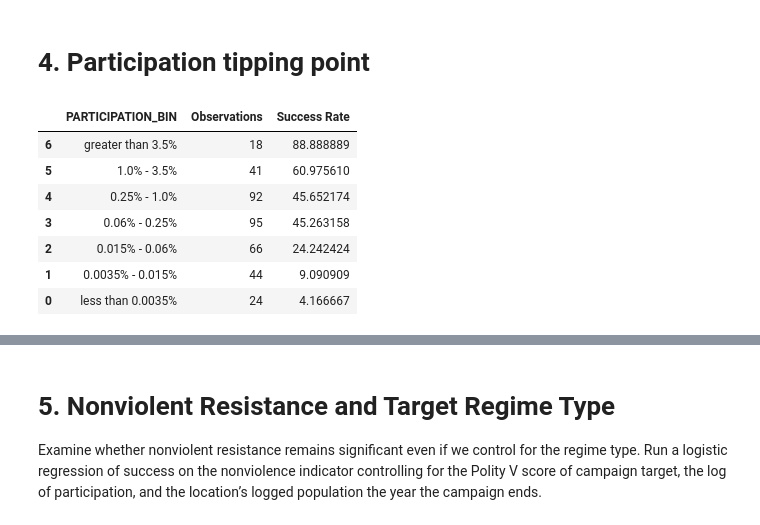
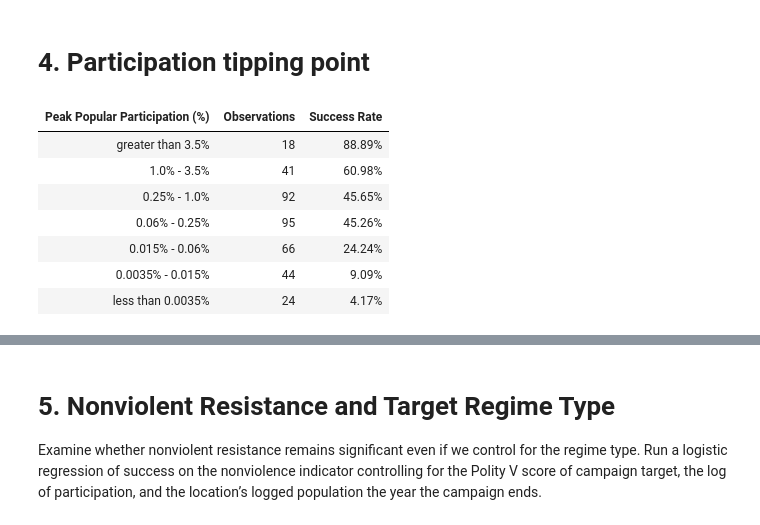
Before and after one commit to nickkatsios/civil-resistance-analysis, a Jupyter notebook: civil_resistance_analysis/analysis.ipynb, the cells around one changed output, grey strips where cells are left out. Cells and saved outputs as stored; diff of their text form; code cells hidden in the pictures.

Commit message:
add correct regression and participation table

```diff
--- a/civil_resistance_analysis/analysis.ipynb
+++ b/civil_resistance_analysis/analysis.ipynb
@@ -335,26 +311,35 @@ PERCENTAGEPOPULARPARTICIPATION 55.9524  14.1120  3.9649 0.0001 28.2933 83.6115
 # %%
 # # Define bins based on participation percentages
 bins = [0, 0.000035, 0.00015, 0.0006, 0.0025, 0.01 , 0.035, float('inf')]
 bin_labels = [ 'less than 0.0035%', '0.0035% - 0.015%', '0.015% - 0.06%', '0.06% - 0.25%', '0.25% - 1.0%', '1.0% - 3.5% ', 'greater than 3.5%']
 
 # Assign each observation to a bin based on 'Peak Popular Participation (%)'
 campaigns['PARTICIPATION_BIN'] = pd.cut(campaigns['PERCENTAGEPOPULARPARTICIPATION'], bins=bins, labels=bin_labels, right=False)
 
 # Group data by participation bins and calculate success rate
 campaigns_grouped_on_bins = campaigns.groupby('PARTICIPATION_BIN')['SUCCESS'].agg(['count', 'mean']).reset_index()
 campaigns_grouped_on_bins.rename(columns={'count': 'Observations', 'mean': 'Success Rate'}, inplace=True)
 
 # transform the success rate to percentage
 campaigns_grouped_on_bins['Success Rate'] = campaigns_grouped_on_bins['Success Rate'] * 100
 
-# reverse the order of the bins
-campaigns_grouped_on_bins[::-1]
+# rename PARTICIPATION_BIN to 'Peak Popular Participation (%)'
+campaigns_grouped_on_bins.rename(columns={'PARTICIPATION_BIN': 'Peak Popular Participation (%)'}, inplace=True)
+
+# limit success rate to 2 decimal places and place a '%' sign after the value
+campaigns_grouped_on_bins['Success Rate'] = campaigns_grouped_on_bins['Success Rate'].apply(lambda x: f'{x:.2f}%')
+
+# remove index from the left of the dataframe
+campaigns_grouped_on_bins.reset_index(drop=True, inplace=True)
+
+# reverse the order of the bins and hide the index
+campaigns_grouped_on_bins  = campaigns_grouped_on_bins[::-1].style.hide(axis='index')
 # %% [output]
-|  | PARTICIPATION_BIN | Observations | Success Rate |
-| 6 | greater than 3.5% | 18 | 88.888889 |
-| 5 | 1.0% - 3.5% | 41 | 60.975610 |
-| 4 | 0.25% - 1.0% | 92 | 45.652174 |
-| 3 | 0.06% - 0.25% | 95 | 45.263158 |
-| 2 | 0.015% - 0.06% | 66 | 24.242424 |
-| 1 | 0.0035% - 0.015% | 44 | 9.090909 |
-| 0 | less than 0.0035% | 24 | 4.166667 |
+| Peak Popular Participation (%) | Observations | Success Rate |
+| greater than 3.5% | 18 | 88.89% |
+| 1.0% - 3.5% | 41 | 60.98% |
+| 0.25% - 1.0% | 92 | 45.65% |
+| 0.06% - 0.25% | 95 | 45.26% |
+| 0.015% - 0.06% | 66 | 24.24% |
+| 0.0035% - 0.015% | 44 | 9.09% |
+| less than 0.0035% | 24 | 4.17% |
```
Also changed, not shown: parts of 8 cells of this notebook.
